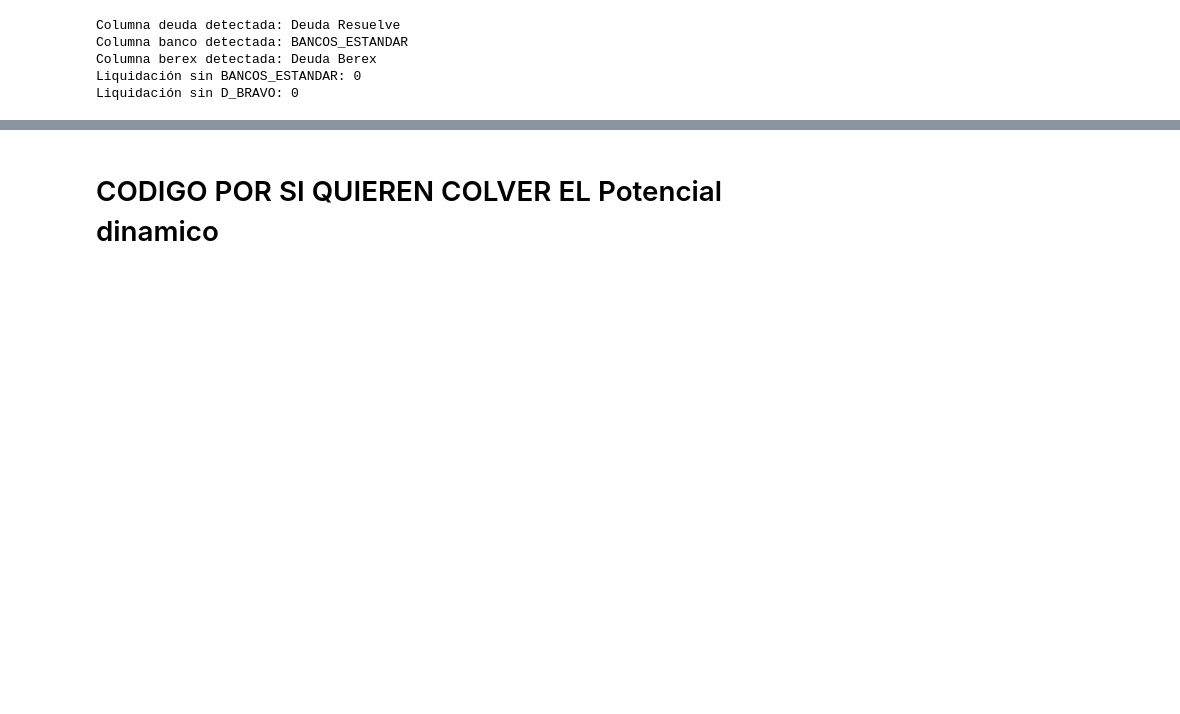
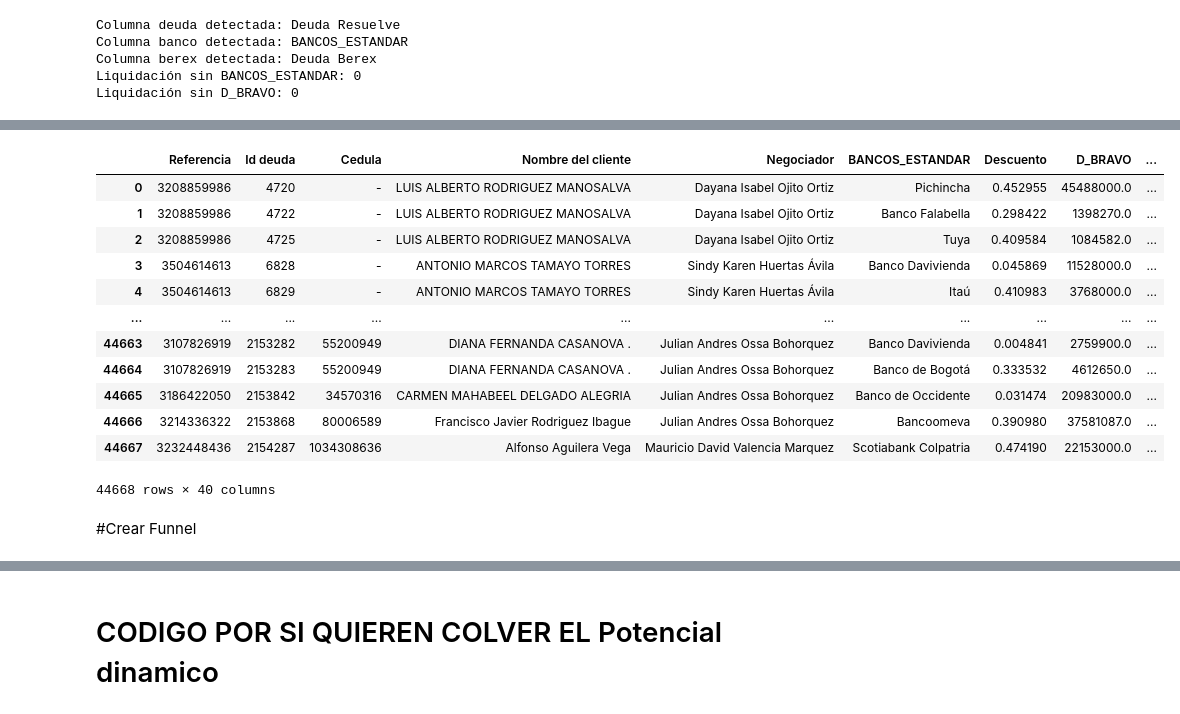
Before and after one commit to Robert1417/Seguimiento_cartera-mes-, a Jupyter notebook: EJECUCIÓN_DIARIA_TIMELINE_CARTERA.ipynb, the cells around one changed output, grey strips where cells are left out. Drawn from its saved outputs; the diff is of its cells as text; code cells hidden in the pictures; blank space fills up the shorter version.

```diff
--- a/EJECUCIÓN_DIARIA_TIMELINE_CARTERA.ipynb
+++ b/EJECUCIÓN_DIARIA_TIMELINE_CARTERA.ipynb
@@ -1724,0 +2078,12 @@ df_timeline_final
+# %%
+# 1️⃣ Eliminar columnas que no quieres
+df = df.drop(columns=["Banco", "Numero de producto", "Deuda Bravo"])
+
+# 2️⃣ Hacer merge con df_credi usando Referencia
+df = df.merge(
+    df_credi[["Referencia", "Tipo de Liquidacion", "Potencial Credito"]],
+    on="Referencia",
+    how="left"
+)
+
+df.head()
@@ -1724,0 +2127,28 @@ df_timeline_final
+# %%
+# 1️⃣ Igualar tipos
+df["Id deuda"] = df["Id deuda"].astype("Int64")
+df_timeline_final["Id deuda"] = df_timeline_final["Id deuda"].astype("Int64")
+
+# 2️⃣ Asegurar que en df cada Id deuda sea único
+df = df.drop_duplicates("Id deuda")
+
+# 3️⃣ Columnas a actualizar
+cols_update = [
+    "PB Ideal 48 meses",
+    "PB Ideal 60 meses",
+    "Tipo de Liquidacion",
+    "Potencial Credito"
+]
+
+# 4️⃣ Actualizar directamente las columnas
+for col in cols_update:
+
+    mapa = df.set_index("Id deuda")[col]
+
+    df_timeline_final[col] = (
+        df_timeline_final["Id deuda"]
+        .map(mapa)
+        .combine_first(df_timeline_final[col])
+    )
+
+df_timeline_final.head()
@@ -1725,3 +2163,21 @@ df_timeline_final
+# %%
+df_timeline_final
+# %% [output]
+|  | Referencia | Id deuda | Cedula | Nombre del cliente | Negociador | BANCOS_ESTANDAR | Descuento | D_BRAVO | ... |
+| 0 | 3208859986 | 4720 | - | LUIS ALBERTO RODRIGUEZ MANOSALVA | Dayana Isabel Ojito Ortiz | Pichincha | 0.452955 | 45488000.0 | ... |
+| 1 | 3208859986 | 4722 | - | LUIS ALBERTO RODRIGUEZ MANOSALVA | Dayana Isabel Ojito Ortiz | Banco Falabella | 0.298422 | 1398270.0 | ... |
+| 2 | 3208859986 | 4725 | - | LUIS ALBERTO RODRIGUEZ MANOSALVA | Dayana Isabel Ojito Ortiz | Tuya | 0.409584 | 1084582.0 | ... |
+| 3 | 3504614613 | 6828 | - | ANTONIO MARCOS TAMAYO TORRES | Sindy Karen Huertas Ávila | Banco Davivienda | 0.045869 | 11528000.0 | ... |
+| 4 | 3504614613 | 6829 | - | ANTONIO MARCOS TAMAYO TORRES | Sindy Karen Huertas Ávila | Itaú | 0.410983 | 3768000.0 | ... |
+| ... | ... | ... | ... | ... | ... | ... | ... | ... | ... |
+| 44663 | 3107826919 | 2153282 | 55200949 | DIANA FERNANDA CASANOVA . | Julian Andres Ossa Bohorquez | Banco Davivienda | 0.004841 | 2759900.0 | ... |
+| 44664 | 3107826919 | 2153283 | 55200949 | DIANA FERNANDA CASANOVA . | Julian Andres Ossa Bohorquez | Banco de Bogotá | 0.333532 | 4612650.0 | ... |
+| 44665 | 3186422050 | 2153842 | 34570316 | CARMEN MAHABEEL DELGADO ALEGRIA | Julian Andres Ossa Bohorquez | Banco de Occidente | 0.031474 | 20983000.0 | ... |
+| 44666 | 3214336322 | 2153868 | 80006589 | Francisco Javier Rodriguez Ibague | Julian Andres Ossa Bohorquez | Bancoomeva | 0.390980 | 37581087.0 | ... |
+| 44667 | 3232448436 | 2154287 | 1034308636 | Alfonso Aguilera Vega | Mauricio David Valencia Marquez | Scotiabank Colpatria | 0.474190 | 22153000.0 | ... |
+44668 rows × 40 columns
+# %% [markdown]
+#Crear Funnel
 # %%
 import pandas as pd
 import numpy as np
```
Also changed, not shown: parts of 35 cells of this notebook.
